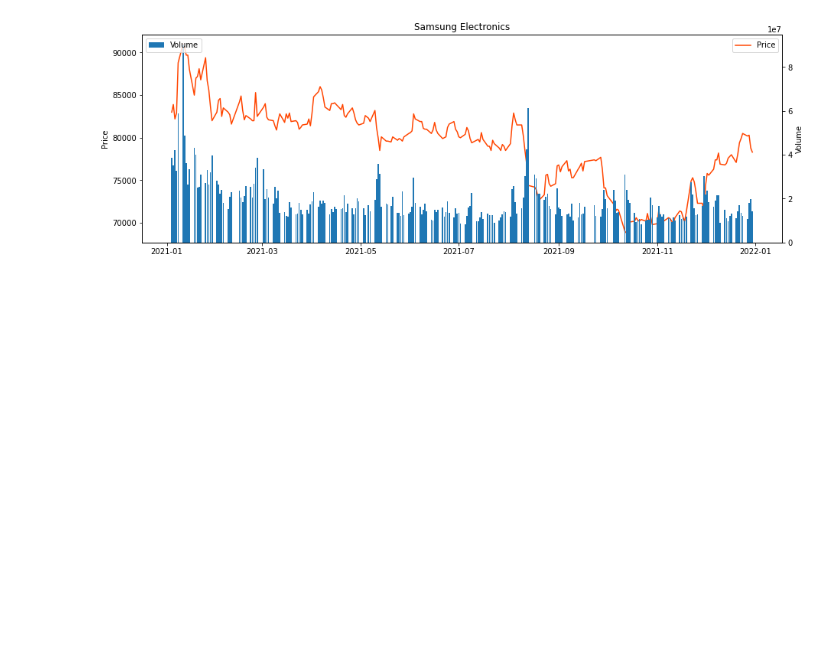
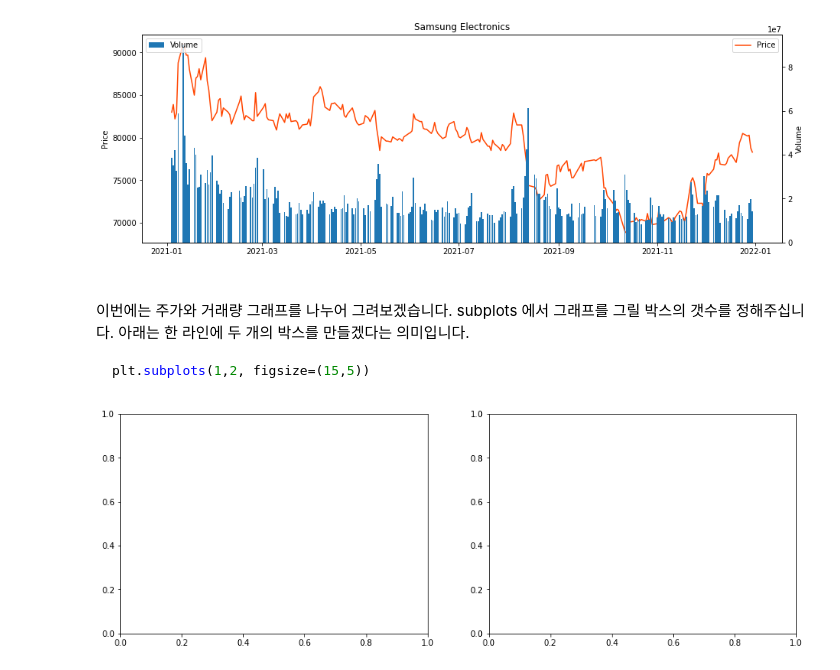
Before and after one commit to occam-KHS/JupyterBook, a Jupyter notebook: _build/jupyter_execute/chapter2/2.3.2_Visualization.ipynb, the cells around one changed output. Drawn from its saved outputs; the diff is of its cells as text; code cells hidden in the pictures; blank space fills up the shorter version.

````diff
--- a/_build/jupyter_execute/chapter2/2.3.2_Visualization.ipynb
+++ b/_build/jupyter_execute/chapter2/2.3.2_Visualization.ipynb
@@ -63,3 +63,12 @@ ax2.legend(loc=2) # 범례 표시 () 안은 위치
 plt.show()
 # %% [output]
 [figure]
+# %% [markdown]
+<br> 이번에는 주가와 거래량 그래프를 나누어 그려보겠습니다. subplots 에서 그래프를 그릴 박스의 갯수를 정해주십니다. 아래는 한 라인에 두 개의 박스를 만들겠다는 의미입니다.
+```python
+plt.subplots(1,2, figsize=(15,5))
+```
+# %%
+fig, ax = plt.subplots(1,2, figsize=(15,5))
+# %% [output]
+[figure, added]
````
Also changed, not shown: parts of 5 cells of this notebook, 12 other files.
